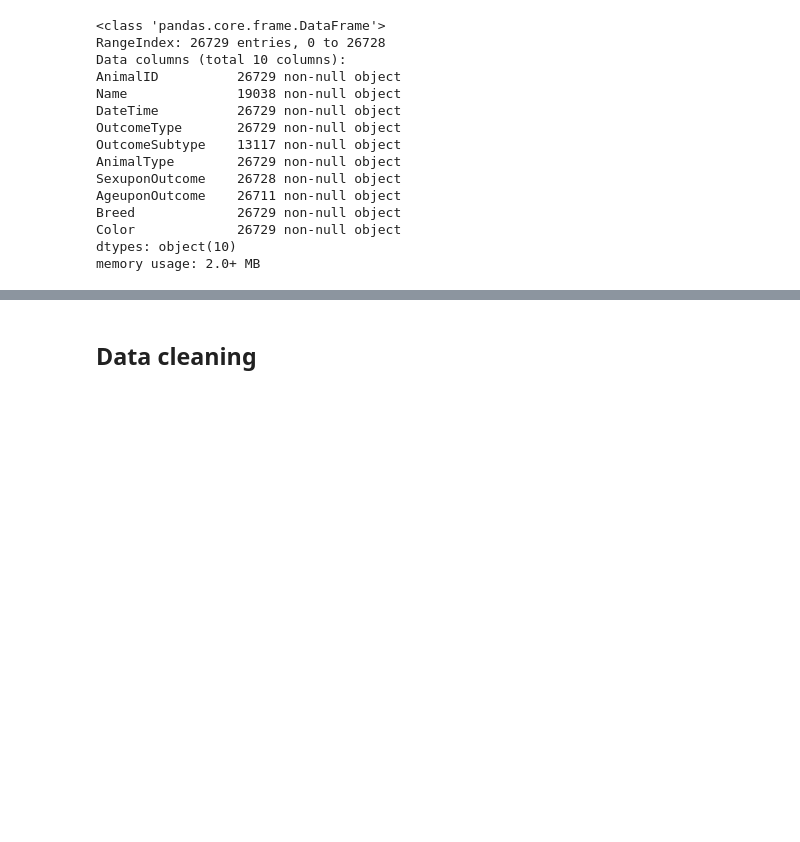
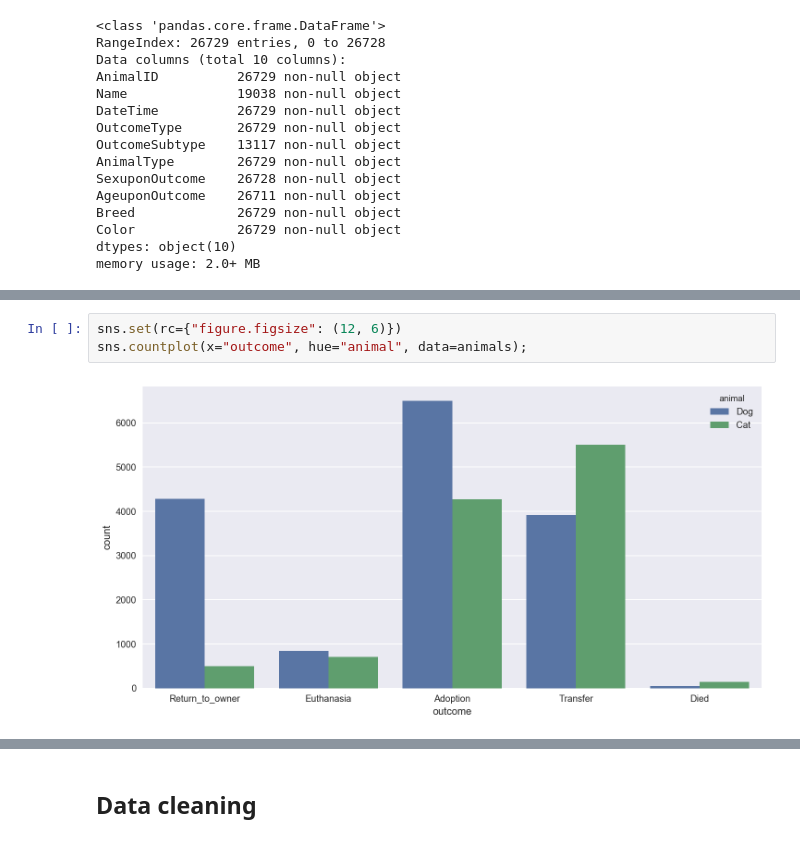
Before and after one commit to vnessified/adopt_me-, a Jupyter notebook: shelter_animal_outcomes.ipynb, the cells around one changed output, grey strips where cells are left out. Saved outputs shown, nothing was run; the diff lists cells and outputs as text; blank space fills up the shorter version.

Commit message:
plotting

```diff
--- a/shelter_animal_outcomes.ipynb
+++ b/shelter_animal_outcomes.ipynb
@@ -56,0 +61,5 @@ memory usage: 2.0+ MB
+# %%
+sns.set(rc={"figure.figsize": (12, 6)})
+sns.countplot(x="outcome", hue="animal", data=animals);
+# %% [output]
+[figure, added]
```
Also changed, not shown: parts of 33 cells of this notebook.
